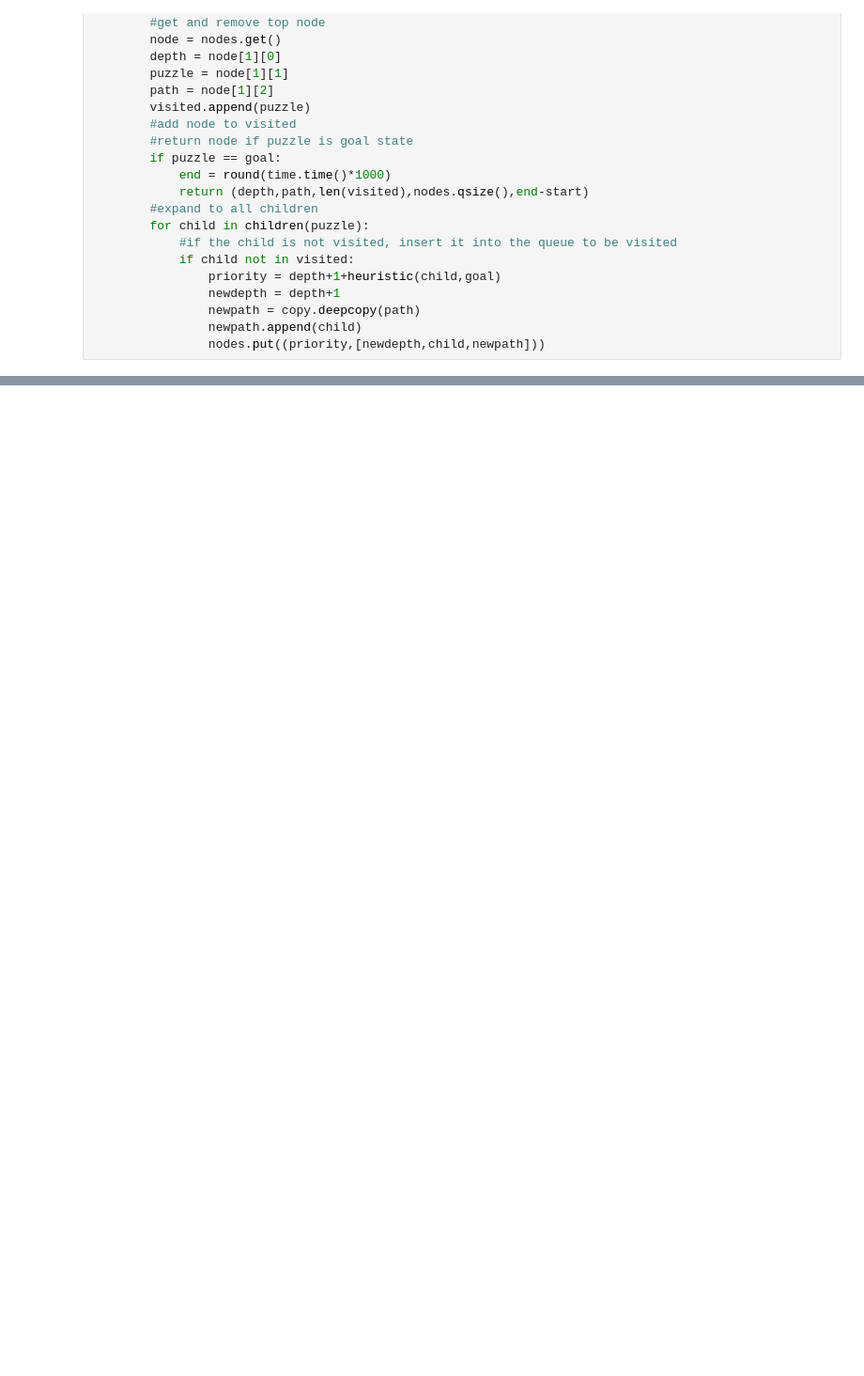
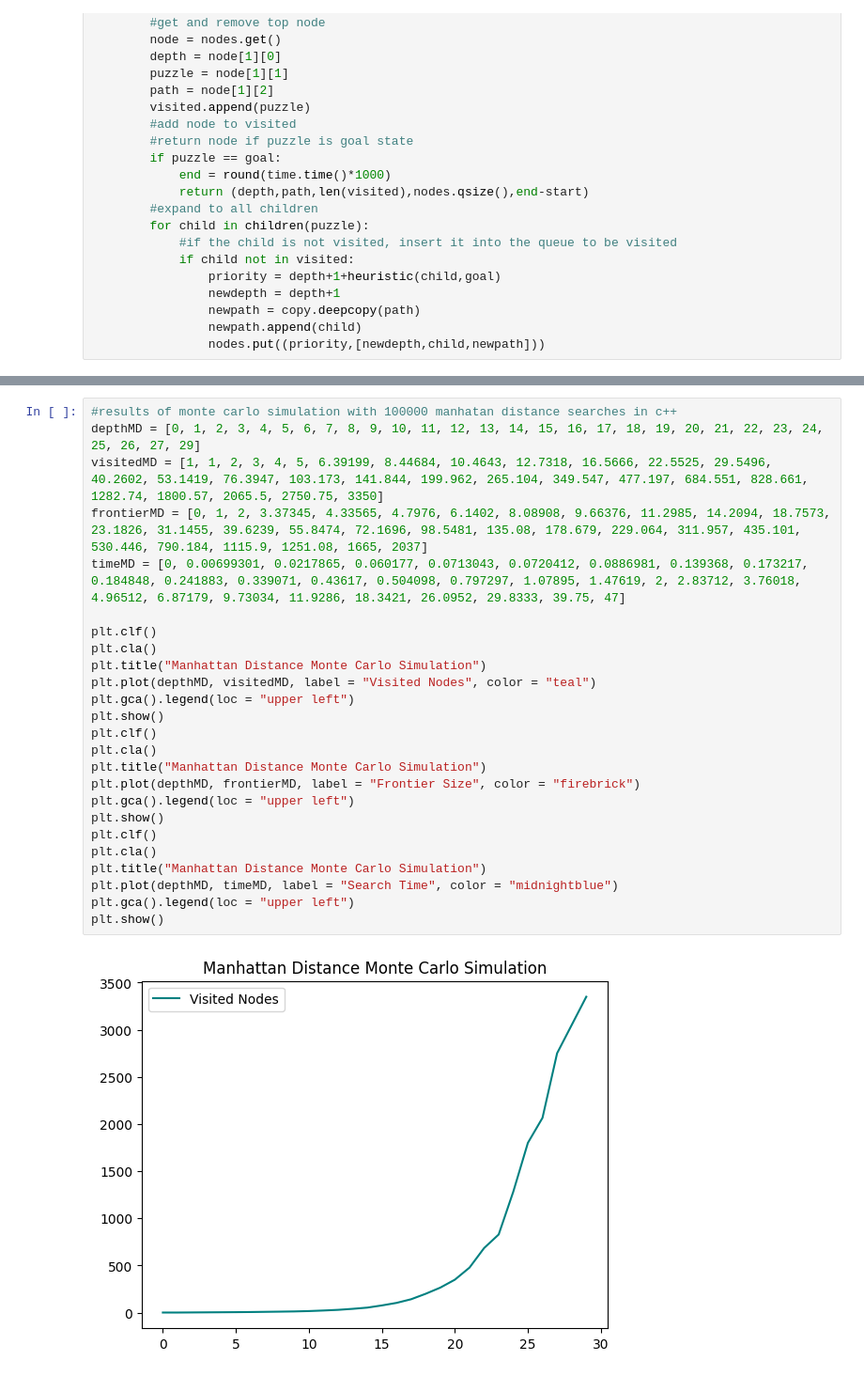
Before and after one commit to BrandonPaulsen/PYSlidingPuzzles, a Jupyter notebook: PYSlidingPuzzle.ipynb, the cells around one changed output, grey strips where cells are left out. Shown: that part at 94% size. Cells and saved outputs as stored; diff of their text form; blank space fills up the shorter version.

```diff
--- a/PYSlidingPuzzle.ipynb
+++ b/PYSlidingPuzzle.ipynb
@@ -399,0 +406,27 @@ plotMC(visited, frontier, t)
+# %%
+#results of monte carlo simulation with 100000 manhatan distance searches in c++
+depthMD = [0, 1, 2, 3, 4, 5, 6, 7, 8, 9, 10, 11, 12, 13, 14, 15, 16, 17, 18, 19, 20, 21, 22, 23, 24, 25, 26, 27, 29]
+visitedMD = [1, 1, 2, 3, 4, 5, 6.39199, 8.44684, 10.4643, 12.7318, 16.5666, 22.5525, 29.5496, 40.2602, 53.1419, 76.3947, 103.173, 141.844, 199.962, 265.104, 349.547, 477.197, 684.551, 828.661, 1282.74, 1800.57, 2065.5, 2750.75, 3350]
+frontierMD = [0, 1, 2, 3.37345, 4.33565, 4.7976, 6.1402, 8.08908, 9.66376, 11.2985, 14.2094, 18.7573, 23.1826, 31.1455, 39.6239, 55.8474, 72.1696, 98.5481, 135.08, 178.679, 229.064, 311.957, 435.101, 530.446, 790.184, 1115.9, 1251.08, 1665, 2037]
+timeMD = [0, 0.00699301, 0.0217865, 0.060177, 0.0713043, 0.0720412, 0.0886981, 0.139368, 0.173217, 0.184848, 0.241883, 0.339071, 0.43617, 0.504098, 0.797297, 1.07895, 1.47619, 2, 2.83712, 3.76018, 4.96512, 6.87179, 9.73034, 11.9286, 18.3421, 26.0952, 29.8333, 39.75, 47]
+
+plt.clf()
+plt.cla()
+plt.title("Manhattan Distance Monte Carlo Simulation")
+plt.plot(depthMD, visitedMD, label = "Visited Nodes", color = "teal")
+plt.gca().legend(loc = "upper left")
+plt.show()
+plt.clf()
+plt.cla()
+plt.title("Manhattan Distance Monte Carlo Simulation")
+plt.plot(depthMD, frontierMD, label = "Frontier Size", color = "firebrick")
+plt.gca().legend(loc = "upper left")
+plt.show()
+plt.clf()
+plt.cla()
+plt.title("Manhattan Distance Monte Carlo Simulation")
+plt.plot(depthMD, timeMD, label = "Search Time", color = "midnightblue")
+plt.gca().legend(loc = "upper left")
+plt.show()
+# %% [output]
+[figure, added]
```
Also changed, not shown: parts of 4 cells of this notebook.
